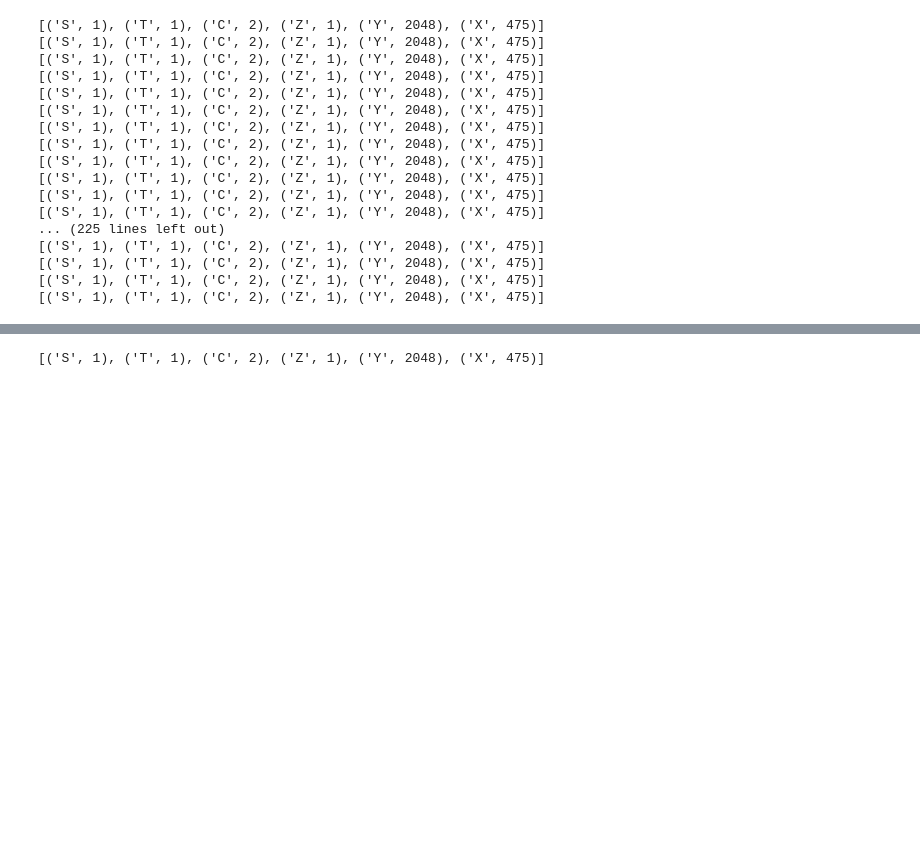
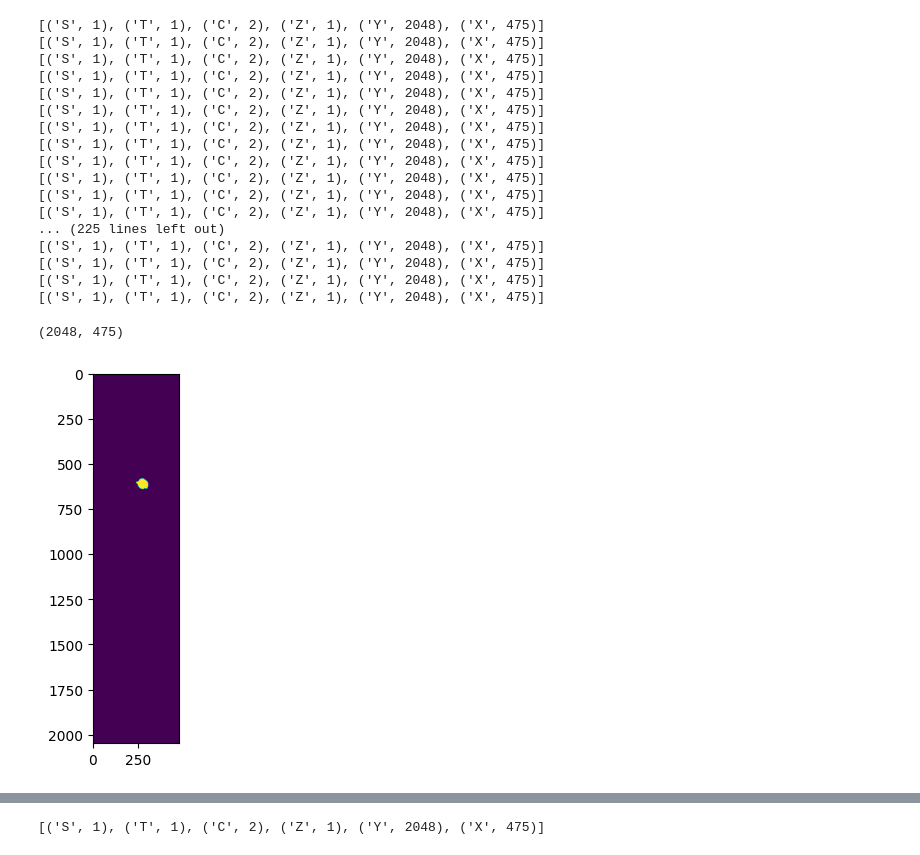
Before and after one commit to SammyAgrawal/ActinMotionPrediction, a Jupyter notebook: VideoProcessing.ipynb, the cells around one changed output, grey strips where cells are left out. Saved outputs shown, nothing was run; the diff lists cells and outputs as text; code cells hidden in the pictures; blank space fills up the shorter version.

```diff
--- a/VideoProcessing.ipynb
+++ b/VideoProcessing.ipynb
@@ -289,3 +290,14 @@ for frame in range(dims['T'][-1]):
 [('S', 1), ('T', 1), ('C', 2), ('Z', 1), ('Y', 2048), ('X', 475)]
 # %%
 masks = np.load("pip3-06_processed_frame_masks_z50.npy")
+# %%
+masks[0].shape
+# %% [output]
+(2048, 475)
+# %%
+mask = masks[0]
+
+imshow(mask==5)
+plt.show()
+# %% [output]
+[figure, added]
```
Also changed, not shown: parts of 12 cells of this notebook.
